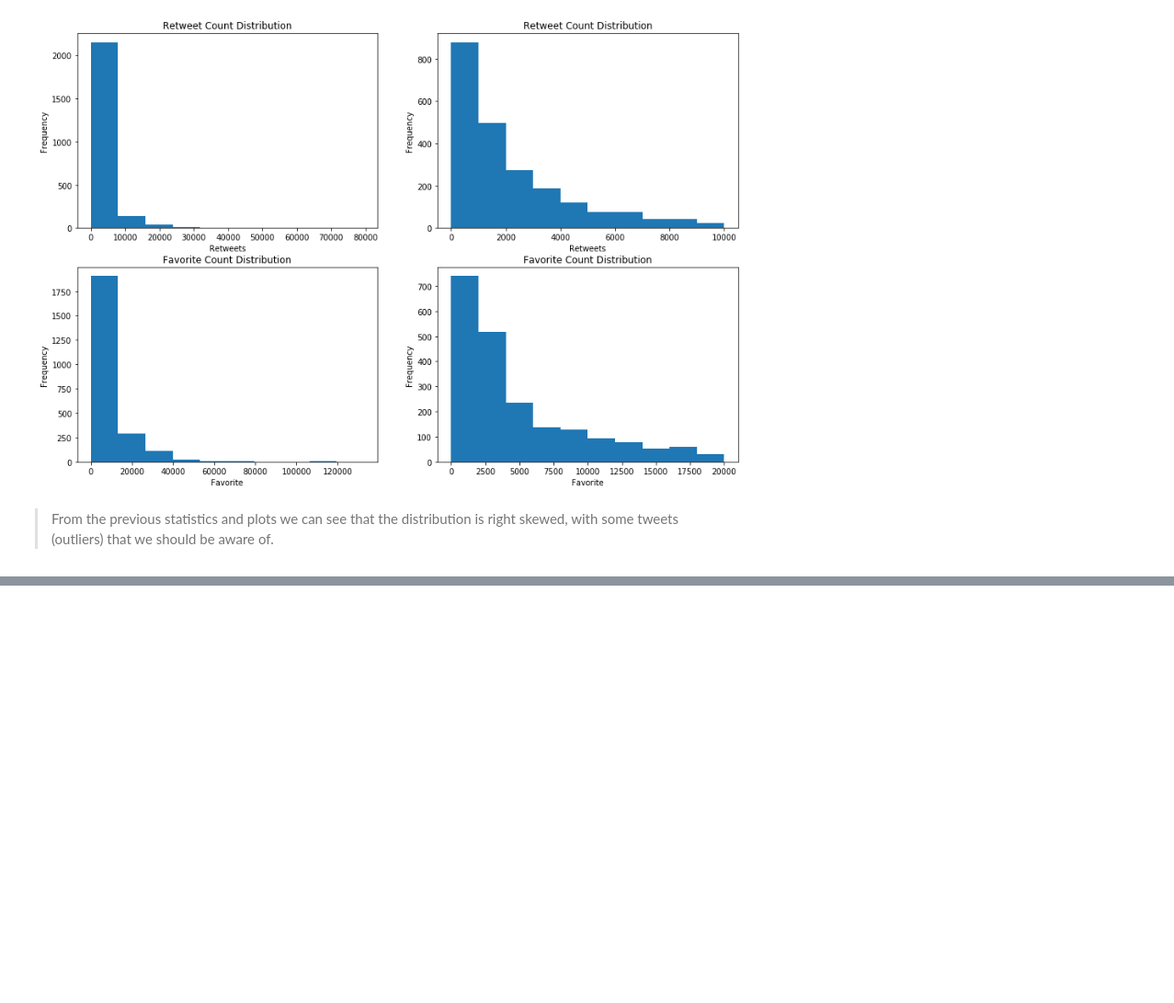
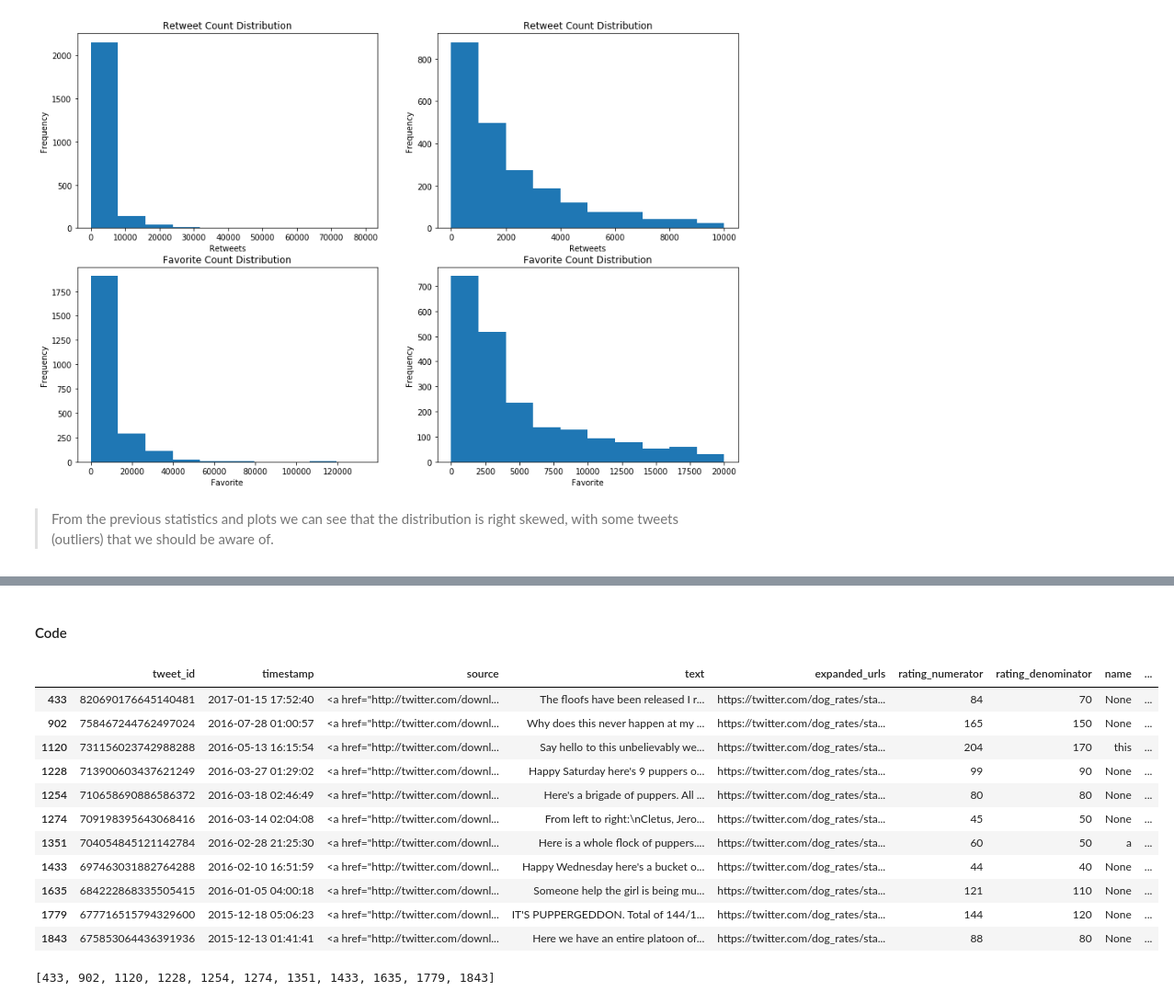
Before and after one commit to PitCoder/Data-Analyst, a Jupyter notebook: Data Wrangling/wrangle_act.ipynb, the cells around one changed output, grey strips where cells are left out. Shown at 92% size. Drawn from its saved outputs; the diff is of its cells as text; code cells hidden in the pictures; blank space fills up the shorter version.

```diff
--- a/Data Wrangling/wrangle_act.ipynb
+++ b/Data Wrangling/wrangle_act.ipynb
@@ -788,0 +858,8 @@ plt.ylabel('Frequency');
+# %%
+# Convert to datetime the column timestamp
+twitter_archivecp.timestamp = pd.to_datetime(twitter_archivecp.timestamp, infer_datetime_format=True)
+# %%
+# Convert to boolean the columns 'doggo', 'floofer', 'pupper', 'puppo'
+columns = ['doggo', 'floofer', 'pupper', 'puppo']
+for column in columns:
+    twitter_archivecp[column] = twitter_archivecp[column].replace({column:1, 'None':0})
@@ -788,0 +906,6 @@ plt.ylabel('Frequency');
+# %%
+# For the ones who were not deleted we proceed to adjust the ratings
+adjust_tweets = [740373189193256964, 722974582966214656, 716439118184652801, 682962037429899265, 666287406224695296]
+ratings = [[10,10], [9,10], [13,10], [13,10], [14,10]]
+indexes = twitter_archivecp.index[twitter_archivecp.tweet_id.isin(adjust_tweets)].tolist()
+indexes
@@ -788,0 +914,4 @@ plt.ylabel('Frequency');
+# %%
+for i in range(len(indexes)):
+    twitter_archivecp.loc[indexes[i], 'rating_numerator'] = ratings[i][0]
+    twitter_archivecp.loc[indexes[i], 'rating_denominator'] = ratings[i][1]
@@ -788,0 +933,26 @@ plt.ylabel('Frequency');
+# %% [markdown]
+#### Code
+# %%
+# First of all we have to verify which tweets were not deleted (retweets) and the we proceed to correct the ratings
+recalculate_tweets = [758467244762497024, 731156023742988288, 684225744407494656, 684222868335505415, 677716515794329600, 820690176645140481, 713900603437621249, 710658690886586372, 709198395643068416, 704054845121142784, 697463031882764288, 675853064436391936]
+
+twitter_archivecp[twitter_archivecp.tweet_id.isin(recalculate_tweets) == True]
+# %% [output]
+|  | tweet_id | timestamp | source | text | expanded_urls | rating_numerator | rating_denominator | name | ... |
+| 433 | 820690176645140481 | 2017-01-15 17:52:40 | <a href="http://twitter.com/downl... | The floofs have been released I r... | https://twitter.com/dog_rates/sta... | 84 | 70 | None | ... |
+| 902 | 758467244762497024 | 2016-07-28 01:00:57 | <a href="http://twitter.com/downl... | Why does this never happen at my ... | https://twitter.com/dog_rates/sta... | 165 | 150 | None | ... |
+| 1120 | 731156023742988288 | 2016-05-13 16:15:54 | <a href="http://twitter.com/downl... | Say hello to this unbelievably we... | https://twitter.com/dog_rates/sta... | 204 | 170 | this | ... |
+| 1228 | 713900603437621249 | 2016-03-27 01:29:02 | <a href="http://twitter.com/downl... | Happy Saturday here's 9 puppers o... | https://twitter.com/dog_rates/sta... | 99 | 90 | None | ... |
+| 1254 | 710658690886586372 | 2016-03-18 02:46:49 | <a href="http://twitter.com/downl... | Here's a brigade of puppers. All ... | https://twitter.com/dog_rates/sta... | 80 | 80 | None | ... |
+| 1274 | 709198395643068416 | 2016-03-14 02:04:08 | <a href="http://twitter.com/downl... | From left to right:\nCletus, Jero... | https://twitter.com/dog_rates/sta... | 45 | 50 | None | ... |
+| 1351 | 704054845121142784 | 2016-02-28 21:25:30 | <a href="http://twitter.com/downl... | Here is a whole flock of puppers.... | https://twitter.com/dog_rates/sta... | 60 | 50 | a | ... |
+| 1433 | 697463031882764288 | 2016-02-10 16:51:59 | <a href="http://twitter.com/downl... | Happy Wednesday here's a bucket o... | https://twitter.com/dog_rates/sta... | 44 | 40 | None | ... |
+| 1635 | 684222868335505415 | 2016-01-05 04:00:18 | <a href="http://twitter.com/downl... | Someone help the girl is being mu... | https://twitter.com/dog_rates/sta... | 121 | 110 | None | ... |
+| 1779 | 677716515794329600 | 2015-12-18 05:06:23 | <a href="http://twitter.com/downl... | IT'S PUPPERGEDDON. Total of 144/1... | https://twitter.com/dog_rates/sta... | 144 | 120 | None | ... |
+| 1843 | 675853064436391936 | 2015-12-13 01:41:41 | <a href="http://twitter.com/downl... | Here we have an entire platoon of... | https://twitter.com/dog_rates/sta... | 88 | 80 | None | ... |
+# %%
+# Now we extract the indexes and we proceed to recalculate the rating values
+indexes = twitter_archivecp.index[twitter_archivecp.tweet_id.isin(recalculate_tweets)].tolist()
+indexes
+# %% [output]
+[433, 902, 1120, 1228, 1254, 1274, 1351, 1433, 1635, 1779, 1843]
```
Also changed, not shown: parts of 61 cells of this notebook.
